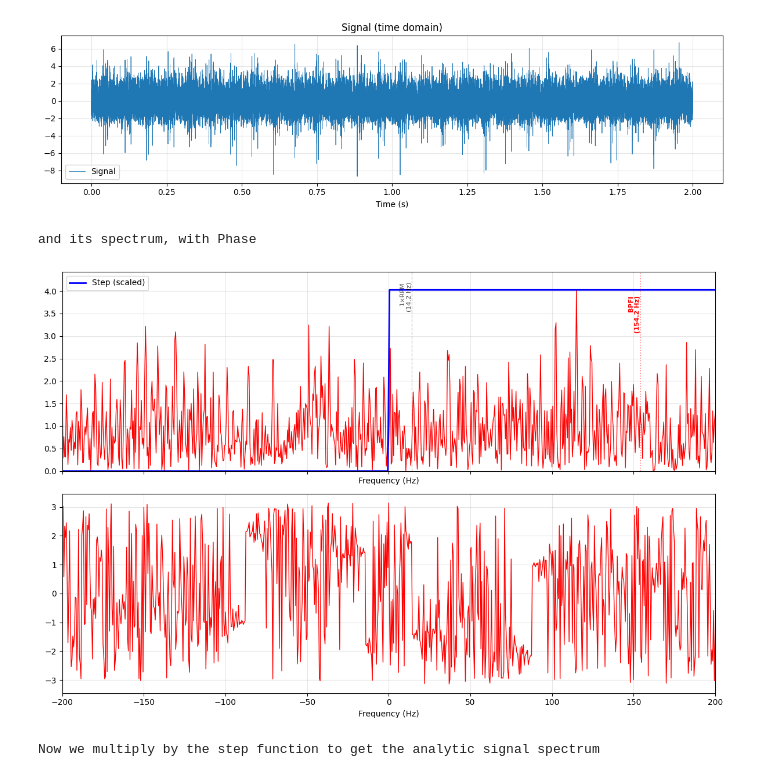
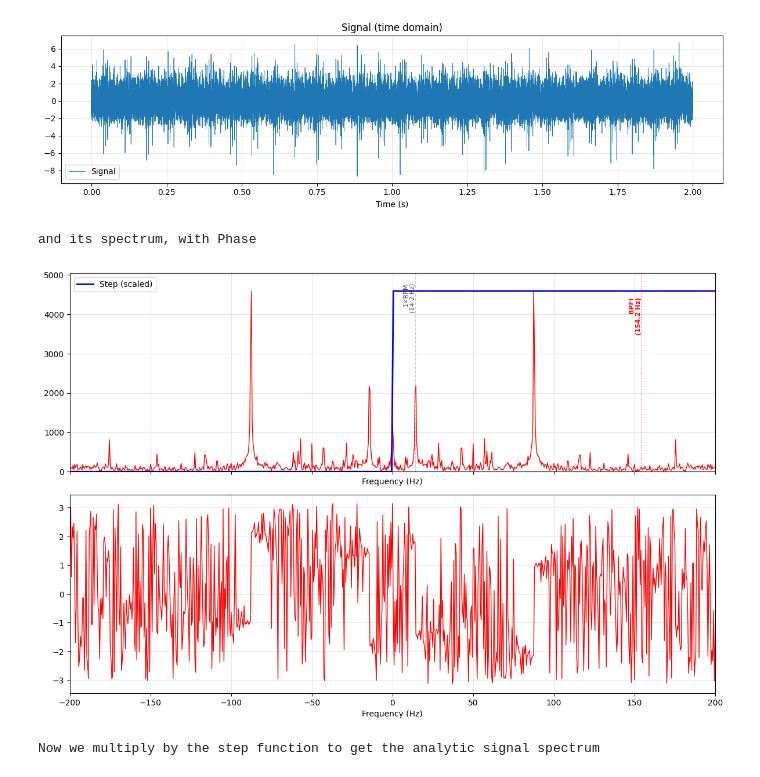
Before and after one commit to lgiraudo/Bearing-Fault-Diagnosis, a Jupyter notebook: content/BearingFaultDiagnosis.ipynb, the cells around one changed output. Drawn from its saved outputs; the diff is of its cells as text; code cells hidden in the pictures.

```diff
--- a/content/BearingFaultDiagnosis.ipynb
+++ b/content/BearingFaultDiagnosis.ipynb
@@ -1016,29 +1016,29 @@ We have our signal
 # %%
 
 print("and its spectrum, with Phase")  # Print right before plot
 fig, ax = plt.subplots(2, 1, figsize=(12, 8), sharex=True)
 
 # Fix y-limits: use a boolean mask (your env_fft[f==10:f==200] was not valid)
 mask_env = (f >= 10) & (f <= 200)  # Take y max in 10..200 Hz only (avoid DC spike)
-ax[0].plot(f, np.abs(x), linewidth=1, color='red')  # Magnitude spectrum
-ax[0].plot(f, step_fcn/2* np.max(np.abs(x[mask_env])), label='Step (scaled)', color='blue', linewidth=2)  # Step function overlay (scaled)
+ax[0].plot(f, np.abs(X), linewidth=1, color='red')  # Magnitude spectrum
+ax[0].plot(f, step_fcn/2* np.max(np.abs(X[mask_env])), label='Step (scaled)', color='blue', linewidth=2)  # Step function overlay (scaled)
 ax[0].set_xlim(-200, 200)  # Frequency limits
-ax[0].set_ylim(0, np.max(np.abs(x[mask_env])) * 1.1)  # Y limits to focus on the spectrum
+ax[0].set_ylim(0, np.max(np.abs(X[mask_env])) * 1.1)  # Y limits to focus on the spectrum
 add_rpm_harmonics(ax[0], data_ir['mean_rpm'], max_freq=200, alpha=0.2)
 add_bearing_fault_frequencies(ax[0], data_ir['mean_rpm'], 'IR', max_freq=200)
 ax[0].set_xlabel("Frequency (Hz)")  # X label
 ax[0].grid(True, alpha=0.3)  # Grid
 ax[0].legend()  # Legend
 ax[1].plot(f, phase, linewidth=1, color='red')  # Phase spectrum
 ax[1].set_xlim(-200, 200)  # Frequency limits
 ax[1].set_xlabel("Frequency (Hz)")  # X label
 ax[1].grid(True, alpha=0.3)  # Grid
 
 plt.tight_layout()
 plt.show()
 # %% [output]
 and its spectrum, with Phase
-[figure, old version]
+[figure, new version]
 # %%
 
 print("Now we multiply by the step function to get the analytic signal spectrum")  # Print right before plot
```
Also changed, not shown: parts of 2 cells of this notebook.
